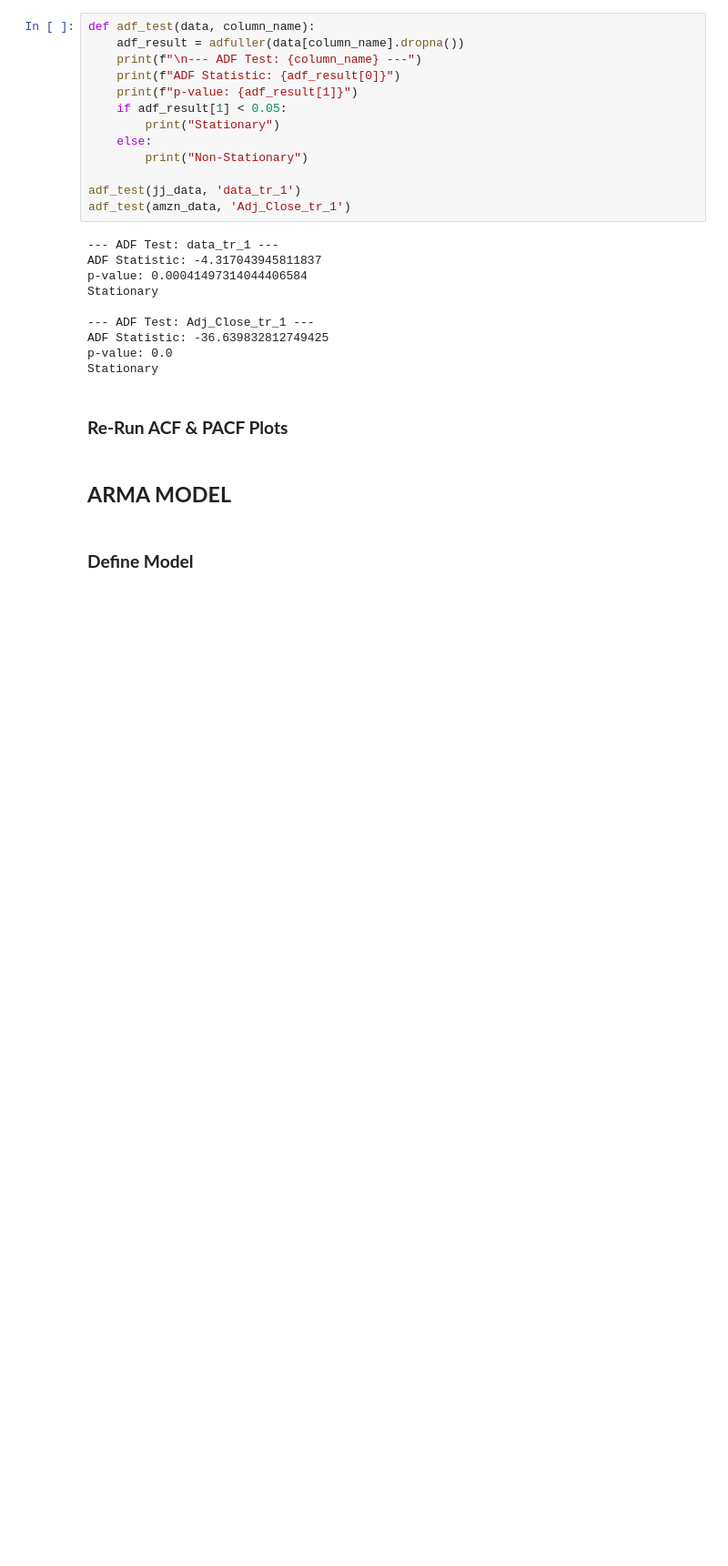
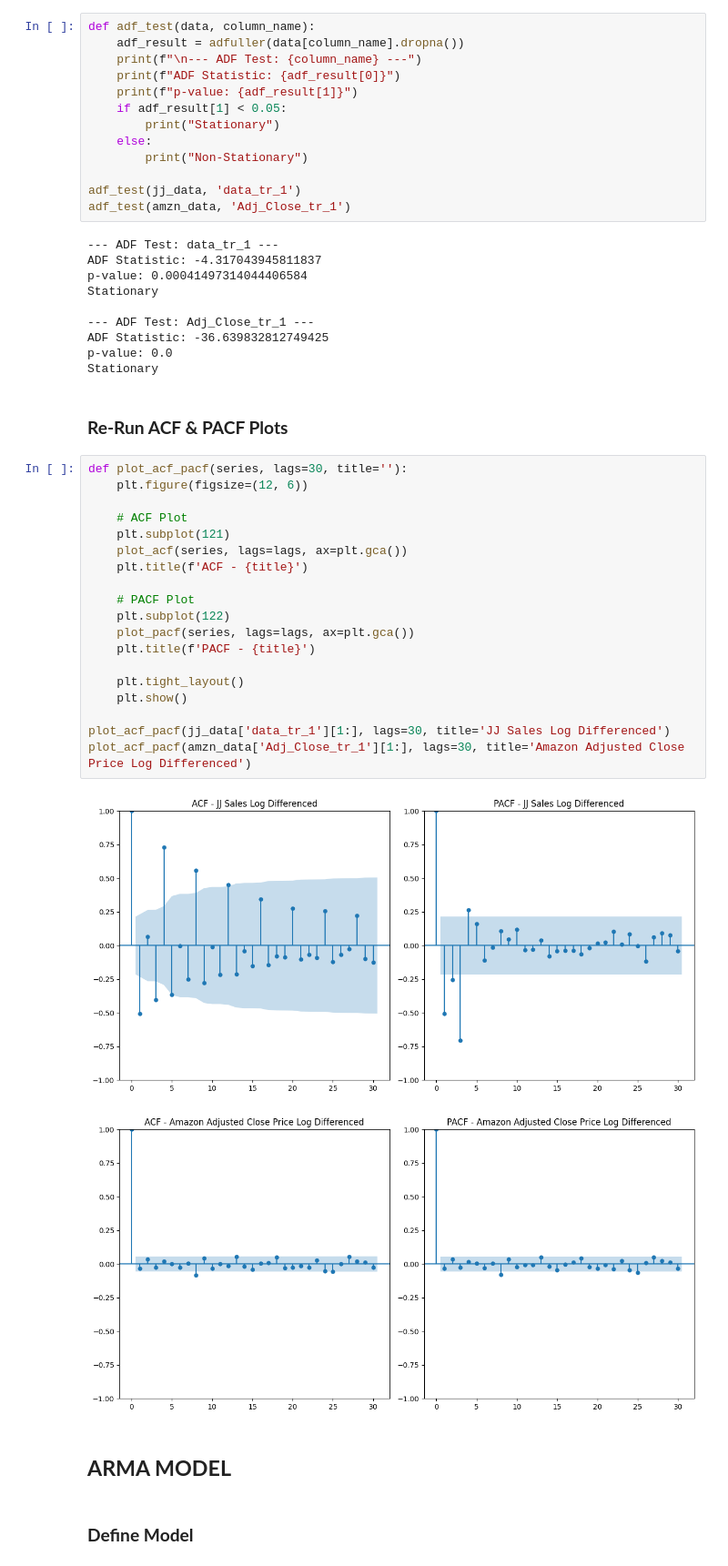
Before and after one commit to Diya-Amith/TimeSeries-CaseStudy-Assignment, a Jupyter notebook: TimeSeriesCaseStudy.ipynb, the cells around one changed output. Shown at 91% size. Drawn from its saved outputs; the diff is of its cells as text; blank space fills up the shorter version.

Commit message:
V1.7 Re-Run ACF & PACF

```diff
--- a/TimeSeriesCaseStudy.ipynb
+++ b/TimeSeriesCaseStudy.ipynb
@@ -184,6 +184,28 @@ p-value: 0.0
 Stationary
 # %% [markdown]
 ### **Re-Run ACF & PACF Plots**
+# %%
+def plot_acf_pacf(series, lags=30, title=''):
+    plt.figure(figsize=(12, 6))
+
+    # ACF Plot
+    plt.subplot(121)
+    plot_acf(series, lags=lags, ax=plt.gca())
+    plt.title(f'ACF - {title}')
+
+    # PACF Plot
+    plt.subplot(122)
+    plot_pacf(series, lags=lags, ax=plt.gca())
+    plt.title(f'PACF - {title}')
+
+    plt.tight_layout()
+    plt.show()
+
+plot_acf_pacf(jj_data['data_tr_1'][1:], lags=30, title='JJ Sales Log Differenced')
+plot_acf_pacf(amzn_data['Adj_Close_tr_1'][1:], lags=30, title='Amazon Adjusted Close Price Log Differenced')
+# %% [output]
+[figure, added]
+[figure, added]
 # %% [markdown]
 ## **ARMA MODEL**
 # %% [markdown]
```
